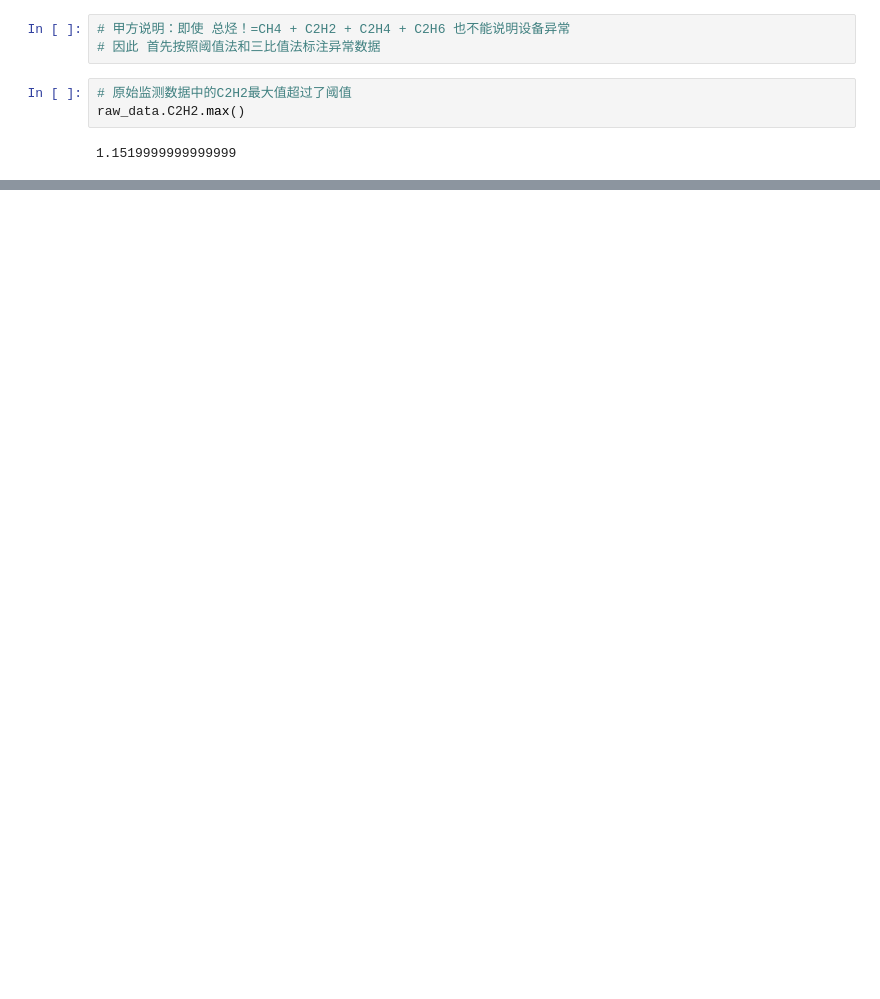
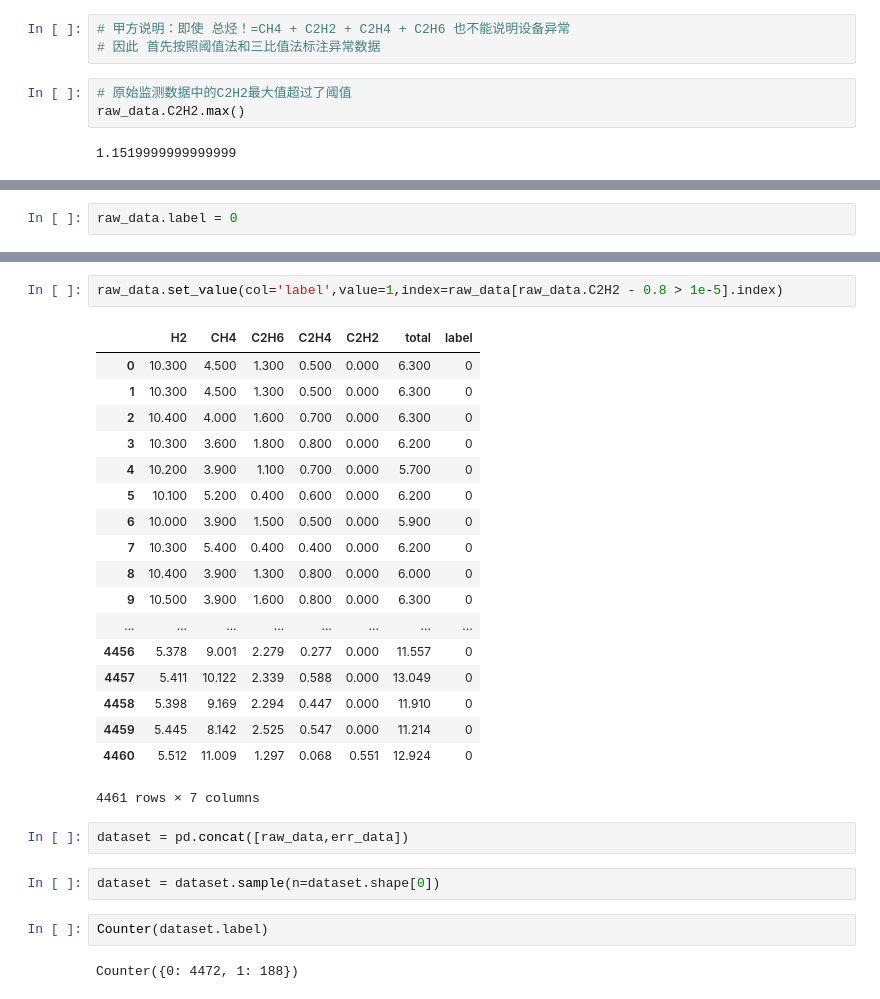
Before and after one commit to bytekongfrombupt/electricNet_Project, a Jupyter notebook: coding.ipynb, the cells around one changed output, grey strips where cells are left out. Cells and saved outputs as stored; diff of their text form; blank space fills up the shorter version.

```diff
--- a/coding.ipynb
+++ b/coding.ipynb
@@ -89 +161,3 @@ raw_data.H2.max()
+# %%
+raw_data.label = 0
 # %%
@@ -90,0 +174,29 @@ warning_data = raw_data[raw_data.C2H2 - 0.8 > 1e-5]
+# %%
+raw_data.set_value(col='label',value=1,index=raw_data[raw_data.C2H2 - 0.8 > 1e-5].index)
+# %% [output]
+|  | H2 | CH4 | C2H6 | C2H4 | C2H2 | total | label |
+| 0 | 10.300 | 4.500 | 1.300 | 0.500 | 0.000 | 6.300 | 0 |
+| 1 | 10.300 | 4.500 | 1.300 | 0.500 | 0.000 | 6.300 | 0 |
+| 2 | 10.400 | 4.000 | 1.600 | 0.700 | 0.000 | 6.300 | 0 |
+| 3 | 10.300 | 3.600 | 1.800 | 0.800 | 0.000 | 6.200 | 0 |
+| 4 | 10.200 | 3.900 | 1.100 | 0.700 | 0.000 | 5.700 | 0 |
+| 5 | 10.100 | 5.200 | 0.400 | 0.600 | 0.000 | 6.200 | 0 |
+| 6 | 10.000 | 3.900 | 1.500 | 0.500 | 0.000 | 5.900 | 0 |
+| 7 | 10.300 | 5.400 | 0.400 | 0.400 | 0.000 | 6.200 | 0 |
+| 8 | 10.400 | 3.900 | 1.300 | 0.800 | 0.000 | 6.000 | 0 |
+| 9 | 10.500 | 3.900 | 1.600 | 0.800 | 0.000 | 6.300 | 0 |
+| ... | ... | ... | ... | ... | ... | ... | ... |
+| 4456 | 5.378 | 9.001 | 2.279 | 0.277 | 0.000 | 11.557 | 0 |
+| 4457 | 5.411 | 10.122 | 2.339 | 0.588 | 0.000 | 13.049 | 0 |
+| 4458 | 5.398 | 9.169 | 2.294 | 0.447 | 0.000 | 11.910 | 0 |
+| 4459 | 5.445 | 8.142 | 2.525 | 0.547 | 0.000 | 11.214 | 0 |
+| 4460 | 5.512 | 11.009 | 1.297 | 0.068 | 0.551 | 12.924 | 0 |
+4461 rows × 7 columns
+# %%
+dataset = pd.concat([raw_data,err_data])
+# %%
+dataset = dataset.sample(n=dataset.shape[0])
+# %%
+Counter(dataset.label)
+# %% [output]
+Counter({0: 4472, 1: 188})
```
Also changed, not shown: parts of 16 cells of this notebook, 1 other file.
